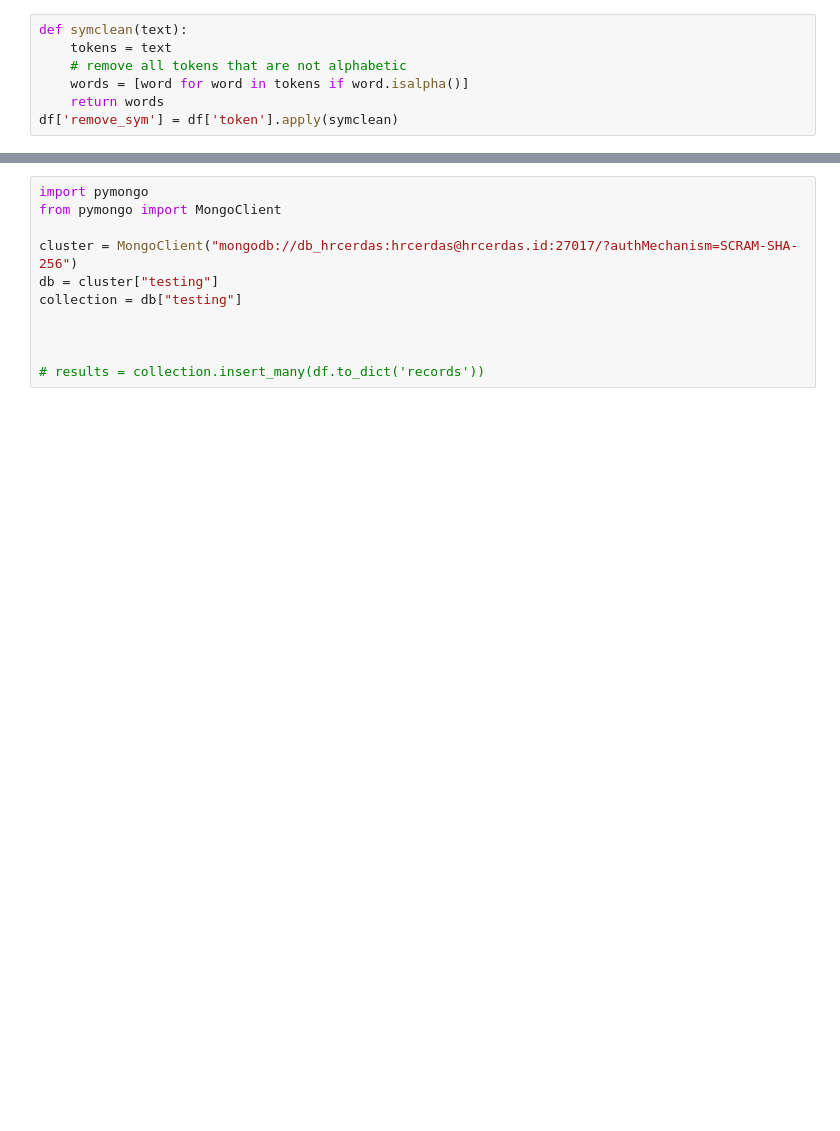
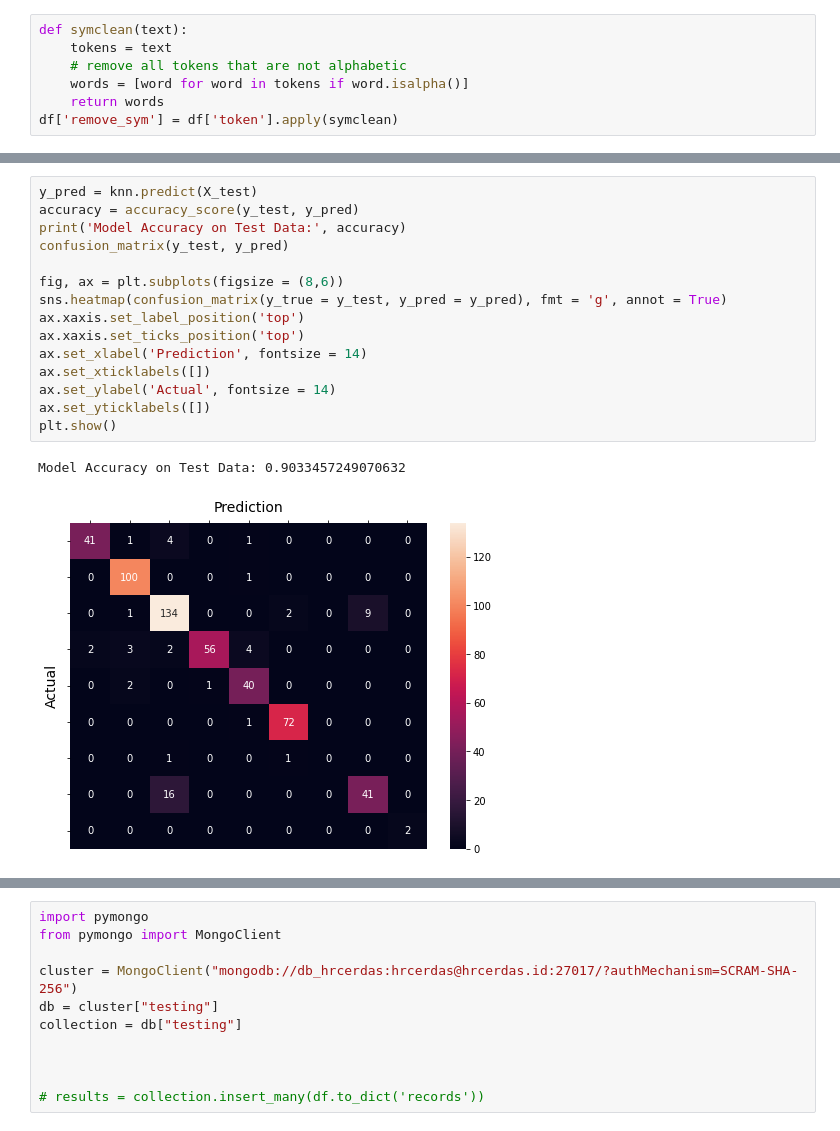
Before and after one commit to Shortfire13/Analytic-KNN, a Jupyter notebook: Final.ipynb, the cells around one changed output, grey strips where cells are left out. Cells and saved outputs as stored; diff of their text form; blank space fills up the shorter version.

```diff
--- a/Final.ipynb
+++ b/Final.ipynb
@@ -280,0 +389,18 @@ print (pred)
+# %%
+y_pred = knn.predict(X_test)
+accuracy = accuracy_score(y_test, y_pred)
+print('Model Accuracy on Test Data:', accuracy)
+confusion_matrix(y_test, y_pred)
+
+fig, ax = plt.subplots(figsize = (8,6))
+sns.heatmap(confusion_matrix(y_true = y_test, y_pred = y_pred), fmt = 'g', annot = True)
+ax.xaxis.set_label_position('top')
+ax.xaxis.set_ticks_position('top')
+ax.set_xlabel('Prediction', fontsize = 14)
+ax.set_xticklabels([])
+ax.set_ylabel('Actual', fontsize = 14)
+ax.set_yticklabels([])
+plt.show()
+# %% [output]
+Model Accuracy on Test Data: 0.9033457249070632
+[figure, added]
```
Also changed, not shown: parts of 11 cells of this notebook, 1 other file.
